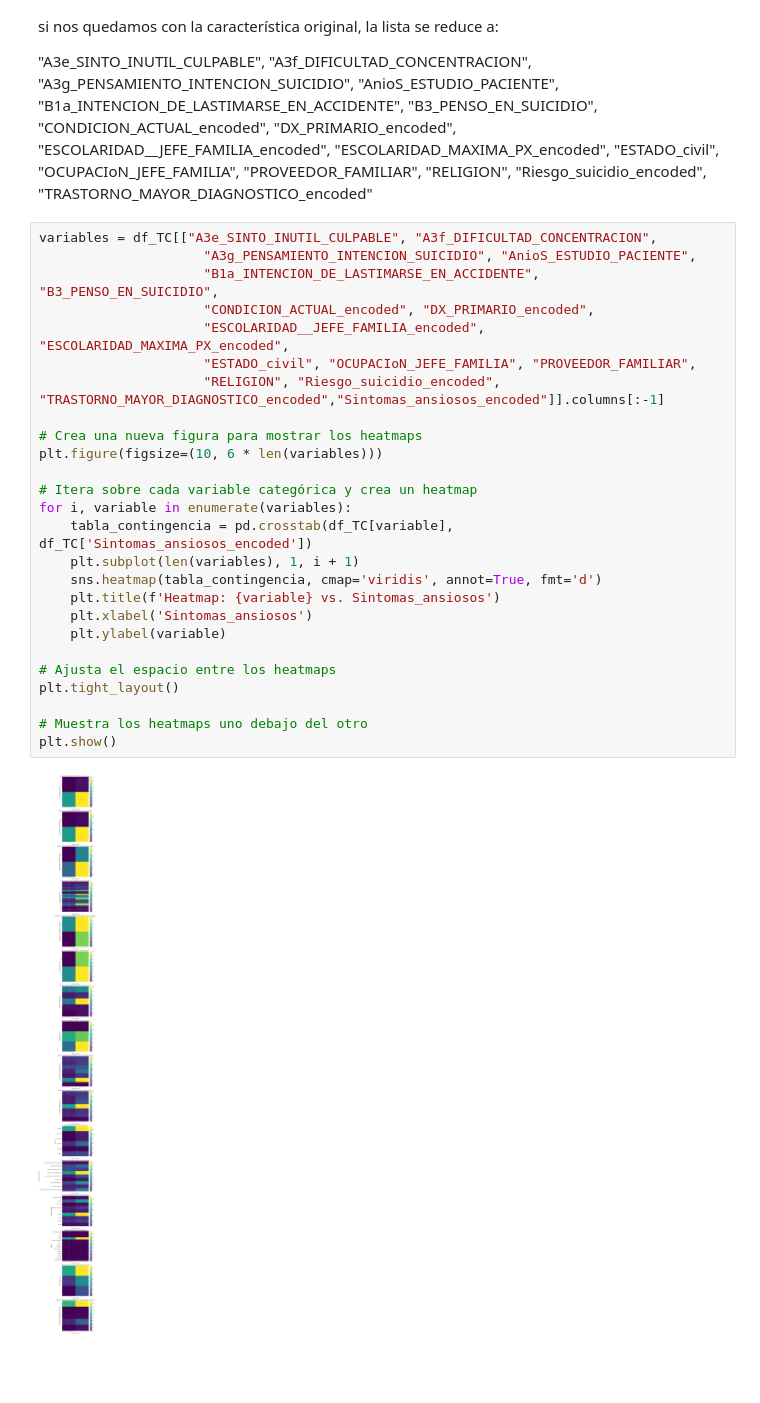
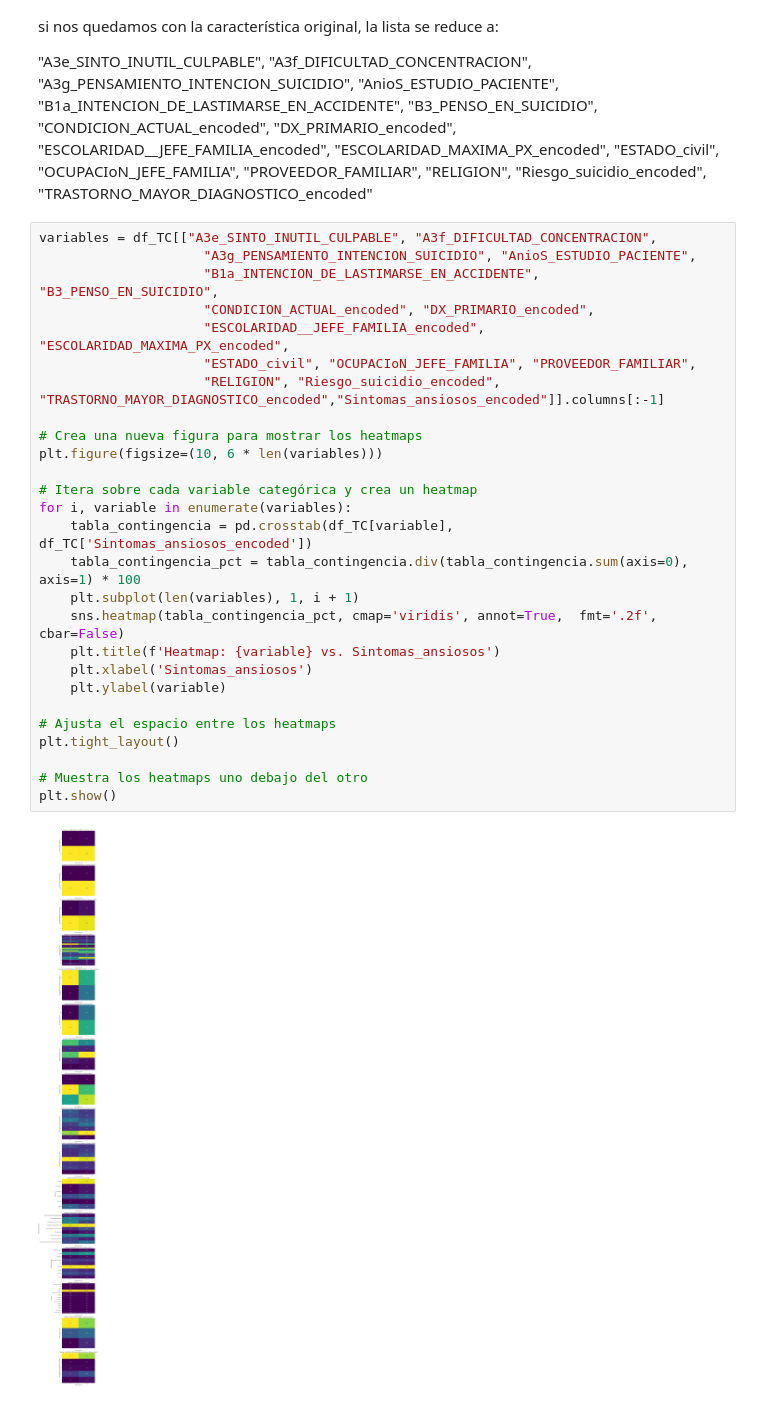
Before and after one commit to daniela-estevez/ProyectoIntegrador, a Jupyter notebook: Avance5_13Equipo.ipynb, the cells around one changed output. Cells and saved outputs as stored; diff of their text form; blank space fills up the shorter version.

```diff
--- a/Avance5_13Equipo.ipynb
+++ b/Avance5_13Equipo.ipynb
@@ -1469,28 +1481,29 @@ Omitiendo las características repetidas, tenemos:
 # %%
 variables = df_TC[["A3e_SINTO_INUTIL_CULPABLE", "A3f_DIFICULTAD_CONCENTRACION",
                      "A3g_PENSAMIENTO_INTENCION_SUICIDIO", "AnioS_ESTUDIO_PACIENTE",
                      "B1a_INTENCION_DE_LASTIMARSE_EN_ACCIDENTE", "B3_PENSO_EN_SUICIDIO",
                      "CONDICION_ACTUAL_encoded", "DX_PRIMARIO_encoded",
                      "ESCOLARIDAD__JEFE_FAMILIA_encoded", "ESCOLARIDAD_MAXIMA_PX_encoded",
                      "ESTADO_civil", "OCUPACIoN_JEFE_FAMILIA", "PROVEEDOR_FAMILIAR",
                      "RELIGION", "Riesgo_suicidio_encoded", "TRASTORNO_MAYOR_DIAGNOSTICO_encoded","Sintomas_ansiosos_encoded"]].columns[:-1]
 
 # Crea una nueva figura para mostrar los heatmaps
 plt.figure(figsize=(10, 6 * len(variables)))
 
 # Itera sobre cada variable categórica y crea un heatmap
 for i, variable in enumerate(variables):
     tabla_contingencia = pd.crosstab(df_TC[variable], df_TC['Sintomas_ansiosos_encoded'])
+    tabla_contingencia_pct = tabla_contingencia.div(tabla_contingencia.sum(axis=0), axis=1) * 100
     plt.subplot(len(variables), 1, i + 1)
-    sns.heatmap(tabla_contingencia, cmap='viridis', annot=True, fmt='d')
+    sns.heatmap(tabla_contingencia_pct, cmap='viridis', annot=True,  fmt='.2f', cbar=False)
     plt.title(f'Heatmap: {variable} vs. Sintomas_ansiosos')
     plt.xlabel('Sintomas_ansiosos')
     plt.ylabel(variable)
 
 # Ajusta el espacio entre los heatmaps
 plt.tight_layout()
 
 # Muestra los heatmaps uno debajo del otro
 plt.show()
 # %% [output]
-[figure, old version]
+[figure, new version]
```
Also changed, not shown: parts of 5 cells of this notebook.
